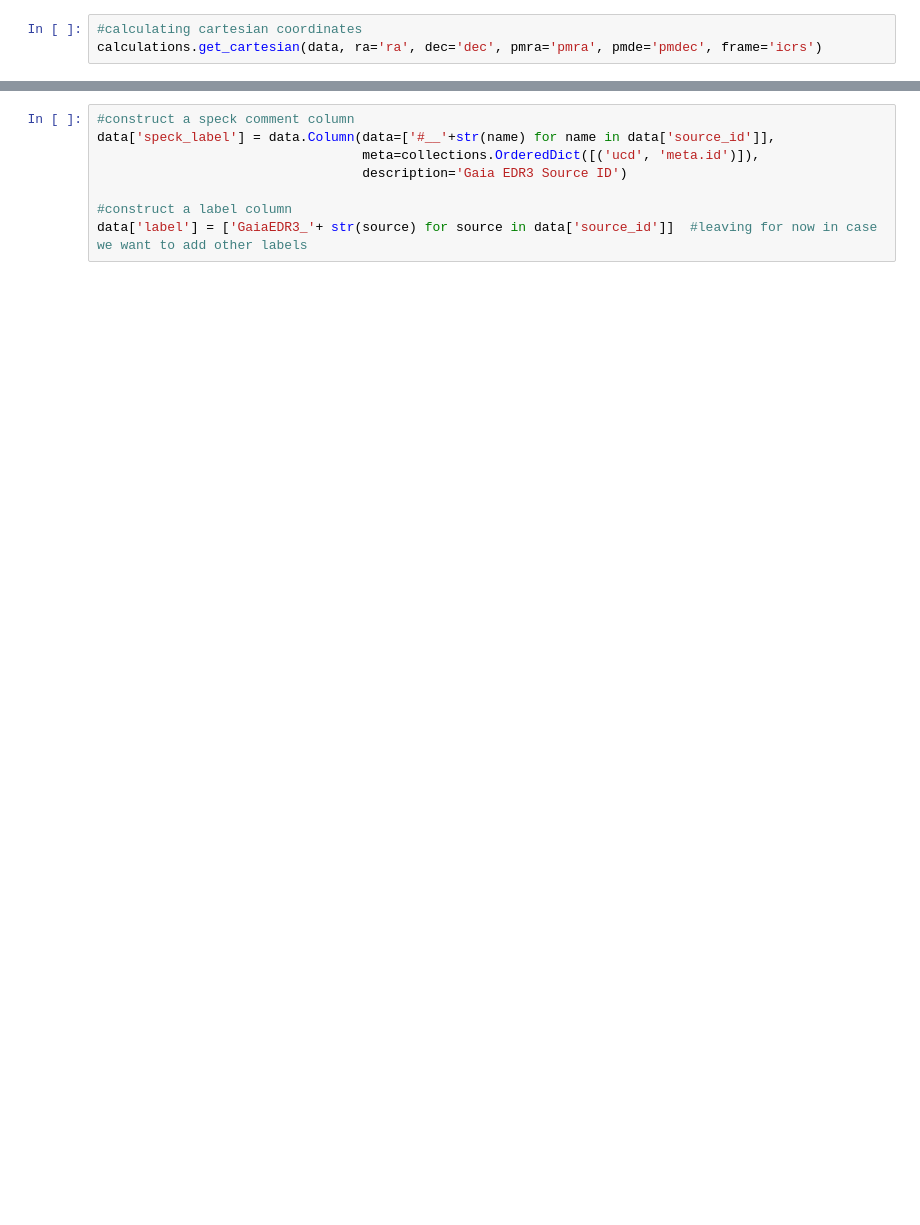
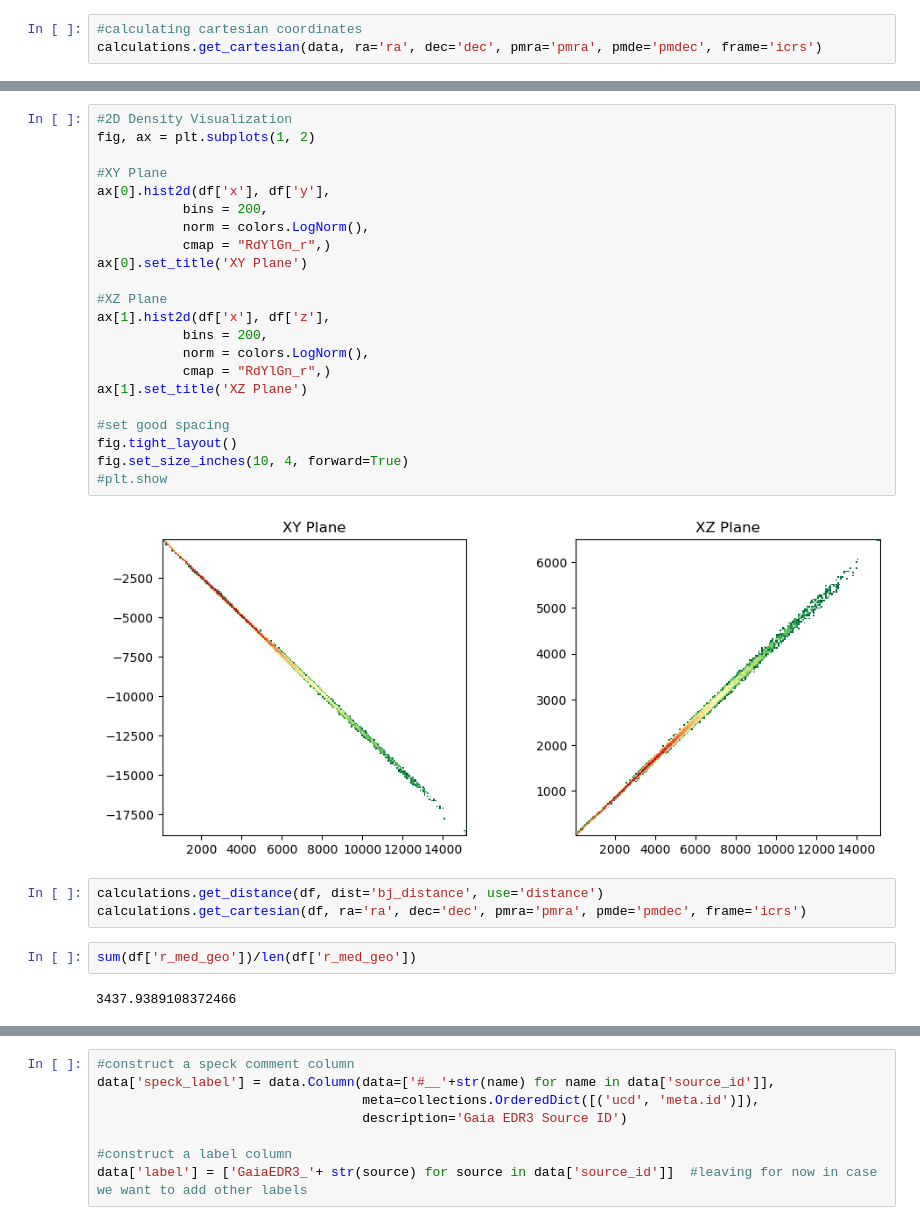
Before and after one commit to brianpatrick/os_gaia_module, a Jupyter notebook: src/globularstars/globularstars.ipynb, the cells around one changed output, grey strips where cells are left out. Cells and saved outputs as stored; diff of their text form; blank space fills up the shorter version.

```diff
--- a/src/globularstars/globularstars.ipynb
+++ b/src/globularstars/globularstars.ipynb
@@ -179,0 +281,31 @@ Table length=1643224
+# %%
+#2D Density Visualization
+fig, ax = plt.subplots(1, 2)
+
+#XY Plane
+ax[0].hist2d(df['x'], df['y'],
+           bins = 200,
+           norm = colors.LogNorm(),
+           cmap = "RdYlGn_r",)
+ax[0].set_title('XY Plane')
+
+#XZ Plane
+ax[1].hist2d(df['x'], df['z'],
+           bins = 200,
+           norm = colors.LogNorm(),
+           cmap = "RdYlGn_r",)
+ax[1].set_title('XZ Plane')
+
+#set good spacing
+fig.tight_layout()
+fig.set_size_inches(10, 4, forward=True)
+#plt.show
+# %% [output]
+[figure, added]
+# %%
+calculations.get_distance(df, dist='bj_distance', use='distance')
+calculations.get_cartesian(df, ra='ra', dec='dec', pmra='pmra', pmde='pmdec', frame='icrs')
+# %%
+sum(df['r_med_geo'])/len(df['r_med_geo'])
+# %% [output]
+3437.9389108372466
```
Also changed, not shown: parts of 42 cells of this notebook.
